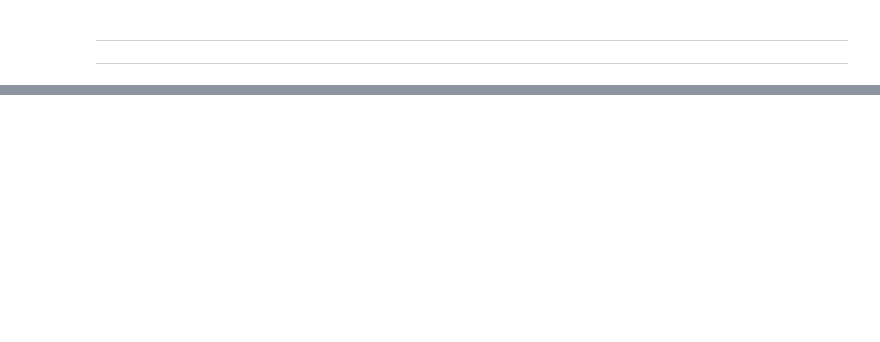
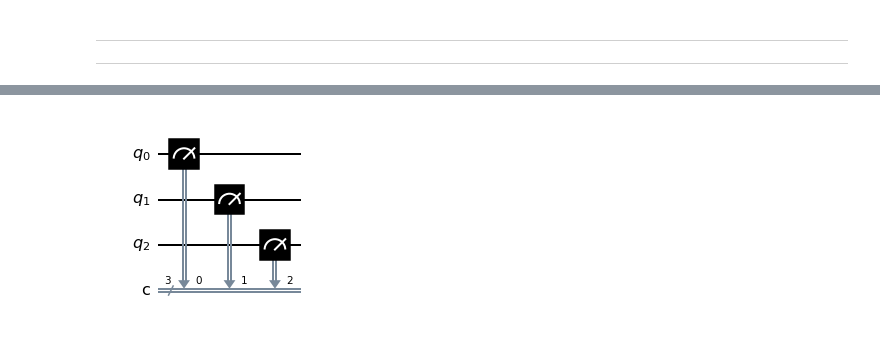
Before and after one commit to salvatorezam/ibm-quantum-developer-certification, a Jupyter notebook: sample_questions/C1000-112_SAM/C1000-112_SAM.ipynb, the cells around one changed output, grey strips where cells are left out. Saved outputs shown, nothing was run; the diff lists cells and outputs as text; code cells hidden in the pictures; blank space fills up the shorter version.

```diff
--- a/sample_questions/C1000-112_SAM/C1000-112_SAM.ipynb
+++ b/sample_questions/C1000-112_SAM/C1000-112_SAM.ipynb
@@ -58,0 +243,6 @@ D. has a wrong syntax, as the method is already defined with variable arguments,
+# %%
+qc = QuantumCircuit(3, 3)
+qc.measure([0,1,2], [0,1,2])
+qc.draw('mpl')
+# %% [output]
+[figure, added]
```
Also changed, not shown: parts of 85 cells of this notebook, 3 other files.
